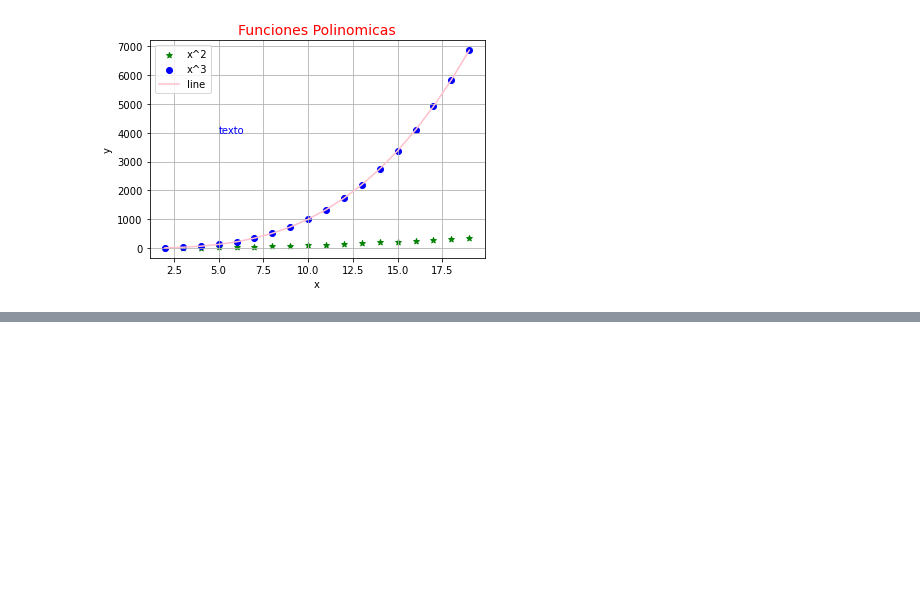
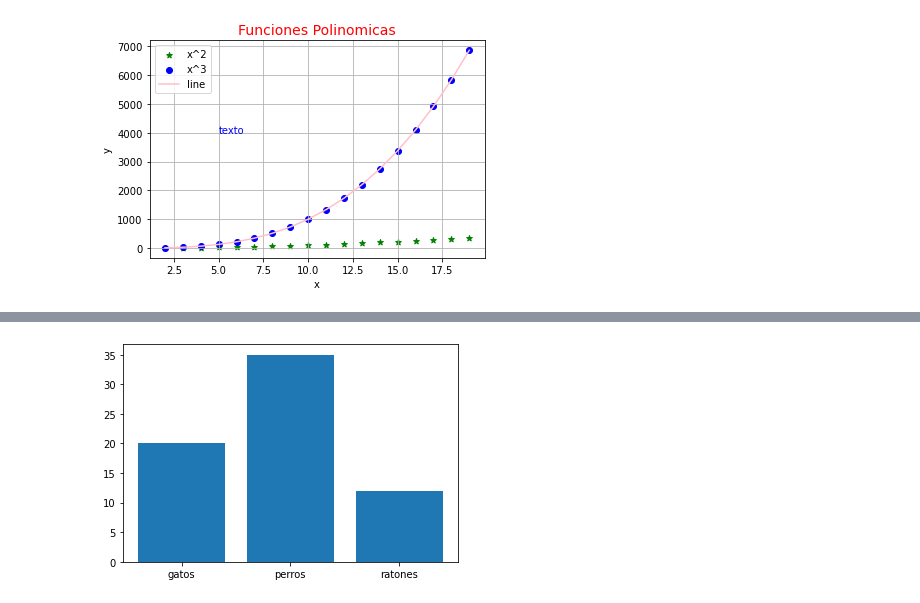
Before and after one commit to DarkWolf3891/BigData, a Jupyter notebook: notebooks/0.4.jvarela-visualizacion-datos.ipynb, the cells around one changed output, grey strips where cells are left out. Saved outputs shown, nothing was run; the diff lists cells and outputs as text; code cells hidden in the pictures; blank space fills up the shorter version.

```diff
--- a/notebooks/0.4.jvarela-visualizacion-datos.ipynb
+++ b/notebooks/0.4.jvarela-visualizacion-datos.ipynb
@@ -28,0 +64,9 @@ Text(5, 4000, 'texto')
+# %%
+# Barras
+
+classes = ['gatos', 'perros','ratones']
+totales = [20, 35, 12]
+
+plt.bar(classes, totales,);
+# %% [output]
+[figure, added]
```
Also changed, not shown: parts of 5 cells of this notebook, 1 other file.
